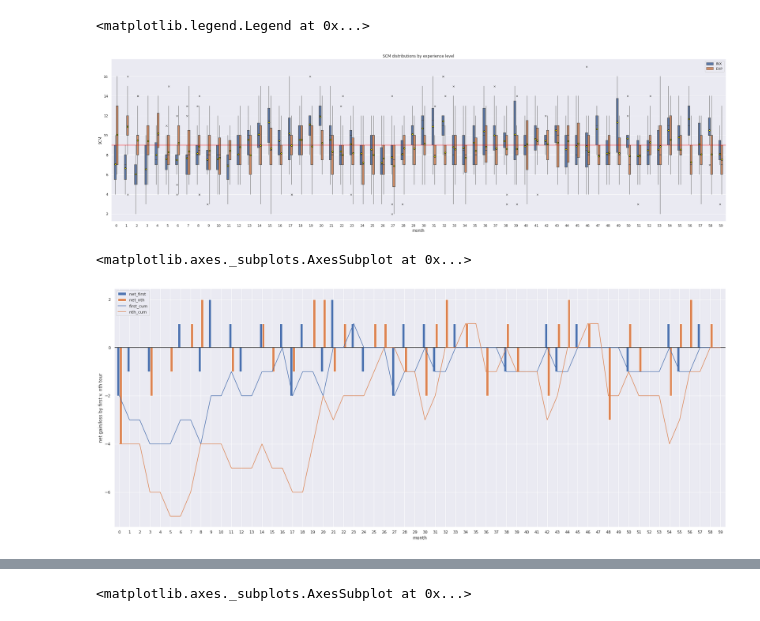
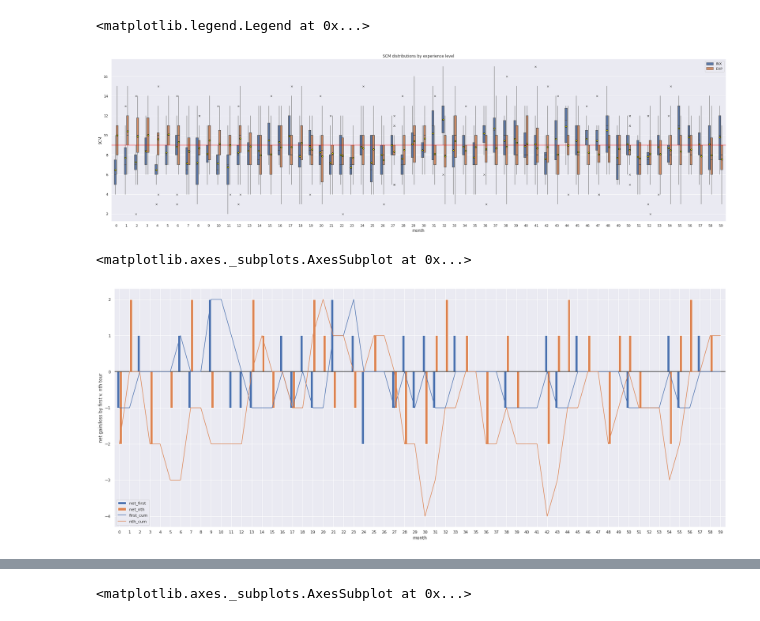
Before and after one commit to ialara/actf, a Jupyter notebook: absorption_e2e_prototype.ipynb, the cells around one changed output, grey strips where cells are left out. Drawn from its saved outputs; the diff is of its cells as text; code cells hidden in the pictures.

```diff
--- a/absorption_e2e_prototype.ipynb
+++ b/absorption_e2e_prototype.ipynb
@@ -376,7 +376,7 @@ class Squadron:
                 # Calculate TTE
                 p.tte = sim_month - p.arrived_month
                 print(f'!! PID {p.id:3d} experienced. TTE: {p.tte:2d} months. Inflow source? {p.inflow_source}')
-                ttes.append({'PID': p.id, 'Source': p.inflow_source, 'TTE': p.tte, 'Absorbable': p.absorbable})
+                ttes.append({'PID': p.id, 'Source': p.inflow_source, 'TTE': p.tte, 'EXP month': sim_month, 'Absorbable': p.absorbable})
                 if p.absorbable:
                     p.absorbed = True
             if p.in_ug and p.ride_num >= ugs[p.ug].duration:
@@ -616,22 +612,22 @@ import matplotlib.ticker
 import seaborn as sns
 import pandas as pd
 # %%
-scm_inx = monthly['SCM_INX']
-scm_exp = monthly['SCM_EXP']
+scm_inx = sim.monthly_stats['SCM_INX']
+scm_exp = sim.monthly_stats['SCM_EXP']
 
 df = pd.DataFrame(scm_inx).T.melt(var_name='month', value_name='SCM')
 df['experience'] = 'INX'
 df = pd.concat([df, pd.DataFrame(scm_exp).T.melt(var_name='month', value_name='SCM')]).fillna({'experience': 'EXP'}).dropna(subset=['SCM'])
 df
 
 plt.rcParams['figure.figsize'] = (30, 12)
 sns.set_theme()
 box = sns.catplot(data=df, y='SCM', x='month', hue='experience', kind='box', width=0.4, showmeans=True, showcaps=False, flierprops={'marker': 'x'}, meanprops={'marker': 'D', 'markeredgecolor': 'black', 'markerfacecolor': 'yellow', 'markersize': 4}, whiskerprops={'color': 'grey'}, height=8, aspect=3.5, legend=False)
 box.ax.yaxis.set_major_locator(matplotlib.ticker.MultipleLocator(2.0))
 box.ax.set_title('SCM distributions by experience level')
 box.ax.axhline(9, color='red')
 plt.legend()
 # %% [output]
 <matplotlib.legend.Legend at 0x...>
-[figure, old version]
+[figure, new version]
 # %%
@@ -658,4 +654,4 @@ flows = flows.assign(net_first = lambda df: df.first_arr - df.first_dep,
  flows[['first_cum', 'nth_cum']].plot(kind='line', ax=ax)
 # %% [output]
 <matplotlib.axes._subplots.AxesSubplot at 0x...>
-[figure, old version]
+[figure, new version]
```
Also changed, not shown: parts of 10 cells of this notebook.
